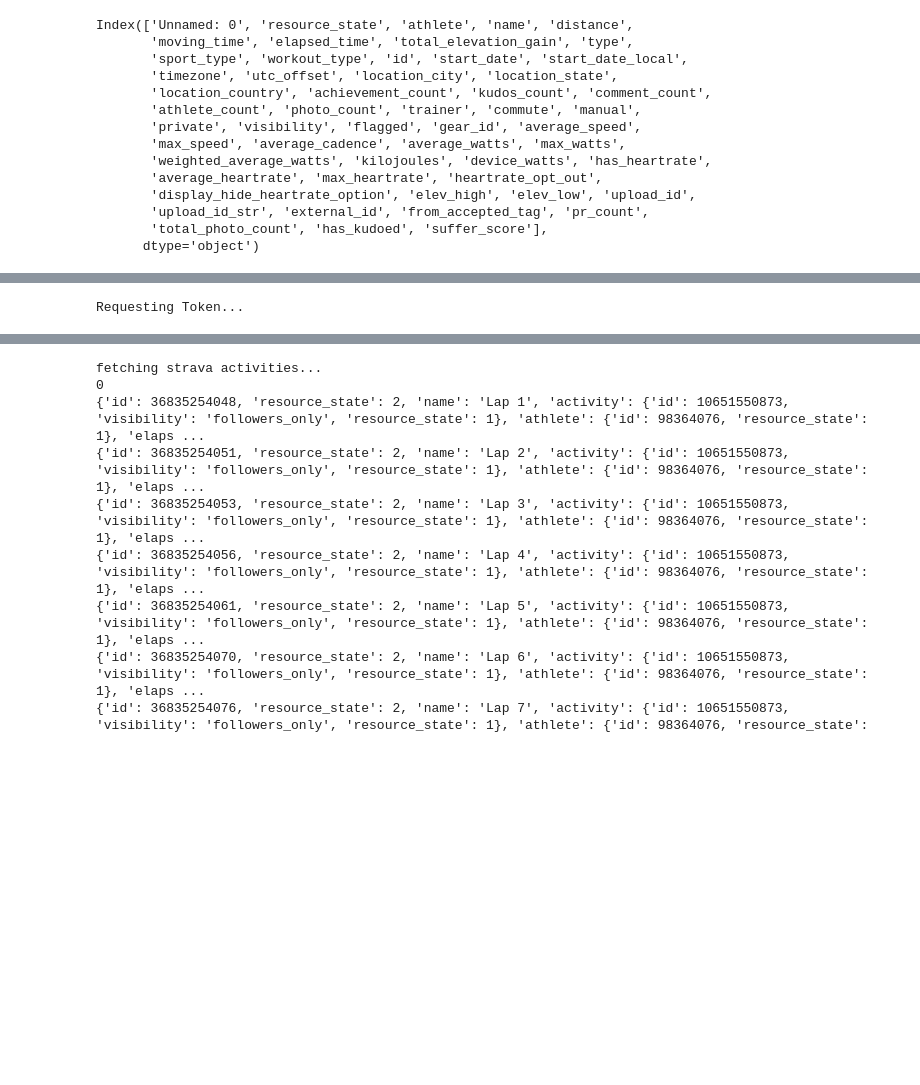
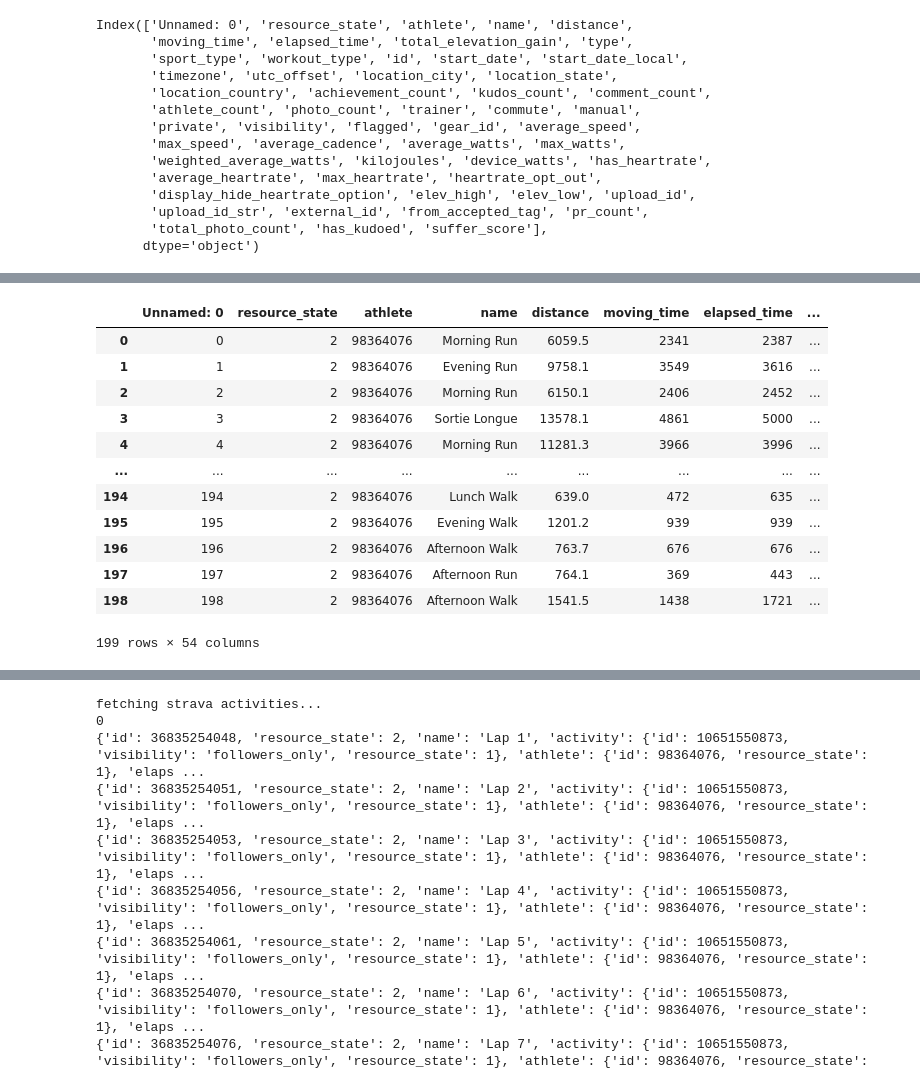
Before and after one commit to TheoCostes/SynchronizeRunningData, a Jupyter notebook: notebooks/exploration_aggregation.ipynb, the cells around one changed output, grey strips where cells are left out. Cells and saved outputs as stored; diff of their text form; code cells hidden in the pictures; blank space fills up the shorter version.

```diff
--- a/notebooks/exploration_aggregation.ipynb
+++ b/notebooks/exploration_aggregation.ipynb
@@ -311,4 +337,18 @@ all_activities_by_laps = []
 # %%
-c
+#df_activities.to_csv("./strava.csv")
+df_activities = pd.read_csv("../strava.csv")
+df_activities
 # %% [output]
+|  | Unnamed: 0 | resource_state | athlete | name | distance | moving_time | elapsed_time | ... |
+| 0 | 0 | 2 | 98364076 | Morning Run | 6059.5 | 2341 | 2387 | ... |
+| 1 | 1 | 2 | 98364076 | Evening Run | 9758.1 | 3549 | 3616 | ... |
+| 2 | 2 | 2 | 98364076 | Morning Run | 6150.1 | 2406 | 2452 | ... |
+| 3 | 3 | 2 | 98364076 | Sortie Longue | 13578.1 | 4861 | 5000 | ... |
+| 4 | 4 | 2 | 98364076 | Morning Run | 11281.3 | 3966 | 3996 | ... |
+| ... | ... | ... | ... | ... | ... | ... | ... | ... |
+| 194 | 194 | 2 | 98364076 | Lunch Walk | 639.0 | 472 | 635 | ... |
+| 195 | 195 | 2 | 98364076 | Evening Walk | 1201.2 | 939 | 939 | ... |
+| 196 | 196 | 2 | 98364076 | Afternoon Walk | 763.7 | 676 | 676 | ... |
+| 197 | 197 | 2 | 98364076 | Afternoon Run | 764.1 | 369 | 443 | ... |
+| 198 | 198 | 2 | 98364076 | Afternoon Walk | 1541.5 | 1438 | 1721 | ... |
-Requesting Token...
+199 rows × 54 columns
```
Also changed, not shown: parts of 7 cells of this notebook, 3 other files.
